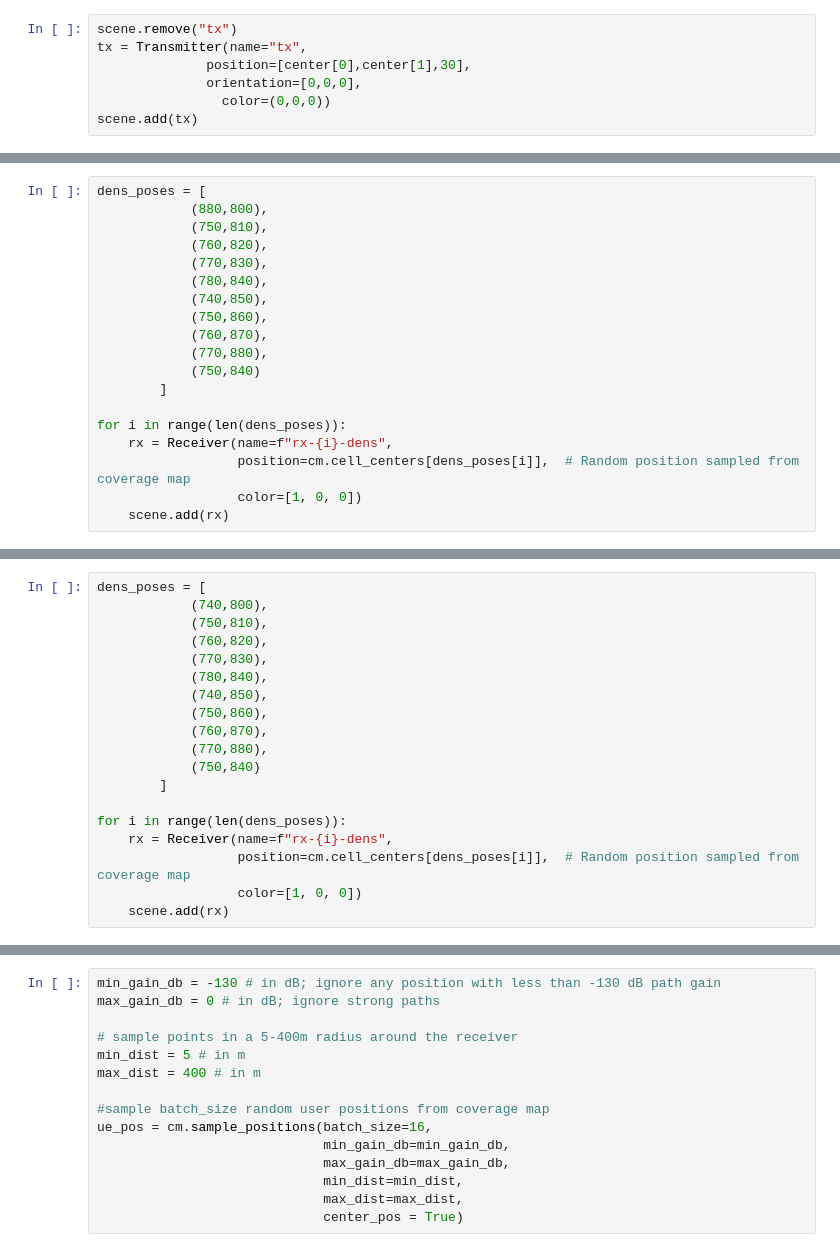
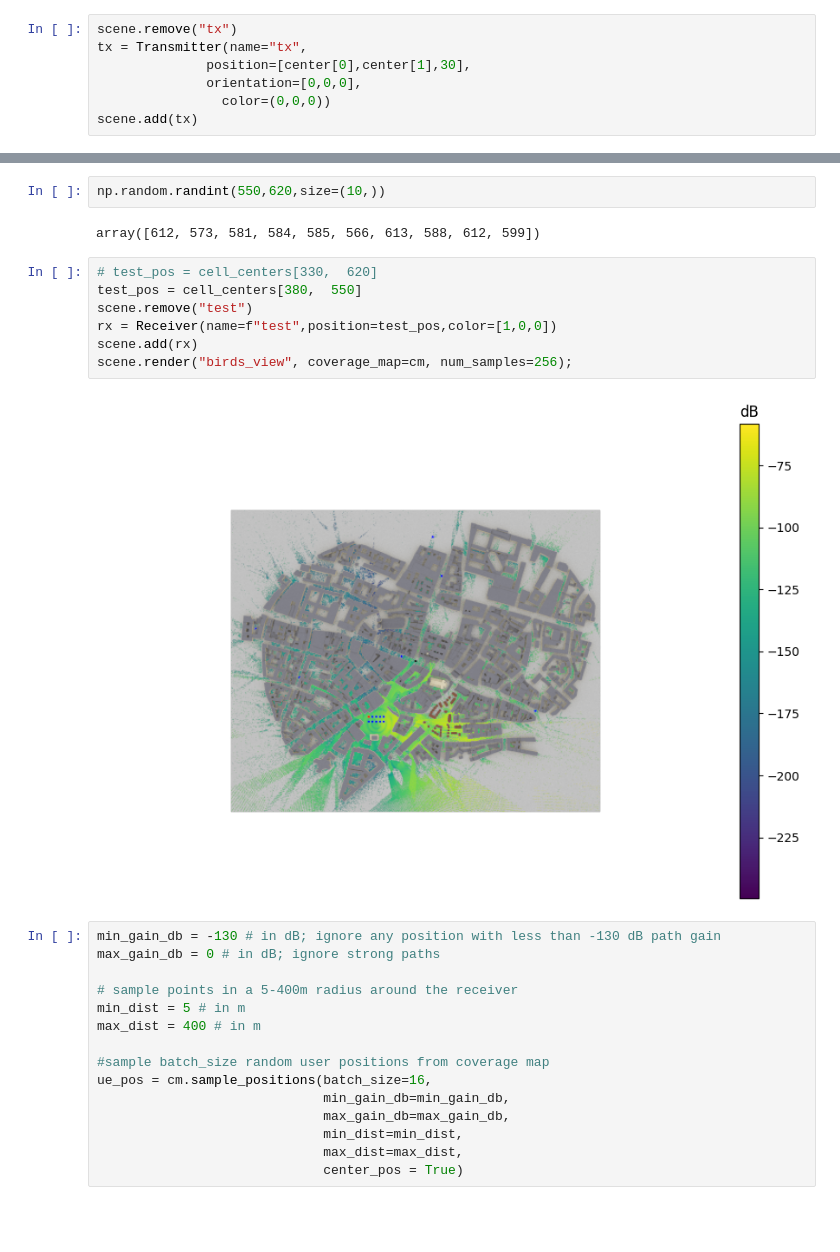
Before and after one commit to nurullahsevim/RLHF, a Jupyter notebook: sionna_demo.ipynb, the cells around one changed output, grey strips where cells are left out. Drawn from its saved outputs; the diff is of its cells as text; blank space fills up the shorter version.

```diff
--- a/sionna_demo.ipynb
+++ b/sionna_demo.ipynb
@@ -227,19 +167,0 @@ tf.gather_nd(cm_db, dens_poses)
-# %%
-dens_poses = [
-            (880,800),
-            (750,810),
-            (760,820),
-            (770,830),
-            (780,840),
-            (740,850),
-            (750,860),
-            (760,870),
-            (770,880),
-            (750,840)
-        ]
-
-for i in range(len(dens_poses)):
-    rx = Receiver(name=f"rx-{i}-dens",
-                  position=cm.cell_centers[dens_poses[i]],  # Random position sampled from coverage map
-                  color=[1, 0, 0])
-    scene.add(rx)
@@ -248,21 +230,2 @@ scene.render("birds_view", coverage_map=cm, num_samples=256);
-# %%
-dens_poses = [
-            (740,800),
-            (750,810),
-            (760,820),
-            (770,830),
-            (780,840),
-            (740,850),
-            (750,860),
-            (760,870),
-            (770,880),
-            (750,840)
-        ]
-
-for i in range(len(dens_poses)):
-    rx = Receiver(name=f"rx-{i}-dens",
-                  position=cm.cell_centers[dens_poses[i]],  # Random position sampled from coverage map
-                  color=[1, 0, 0])
-    scene.add(rx)
 # %%
 scene.render("birds_view", coverage_map=cm, num_samples=256);
@@ -269,3 +234,16 @@ scene.render("birds_view", coverage_map=cm, num_samples=256);
+# %%
+np.random.randint(550,620,size=(10,))
+# %% [output]
+array([612, 573, 581, 584, 585, 566, 613, 588, 612, 599])
+# %%
+# test_pos = cell_centers[330,  620]
+test_pos = cell_centers[380,  550]
+scene.remove("test")
+rx = Receiver(name=f"test",position=test_pos,color=[1,0,0])
+scene.add(rx)
+scene.render("birds_view", coverage_map=cm, num_samples=256);
+# %% [output]
+[figure, new version]
 # %%
 min_gain_db = -130 # in dB; ignore any position with less than -130 dB path gain
 max_gain_db = 0 # in dB; ignore strong paths
```
Also changed, not shown: parts of 20 cells of this notebook, 3 other files.
